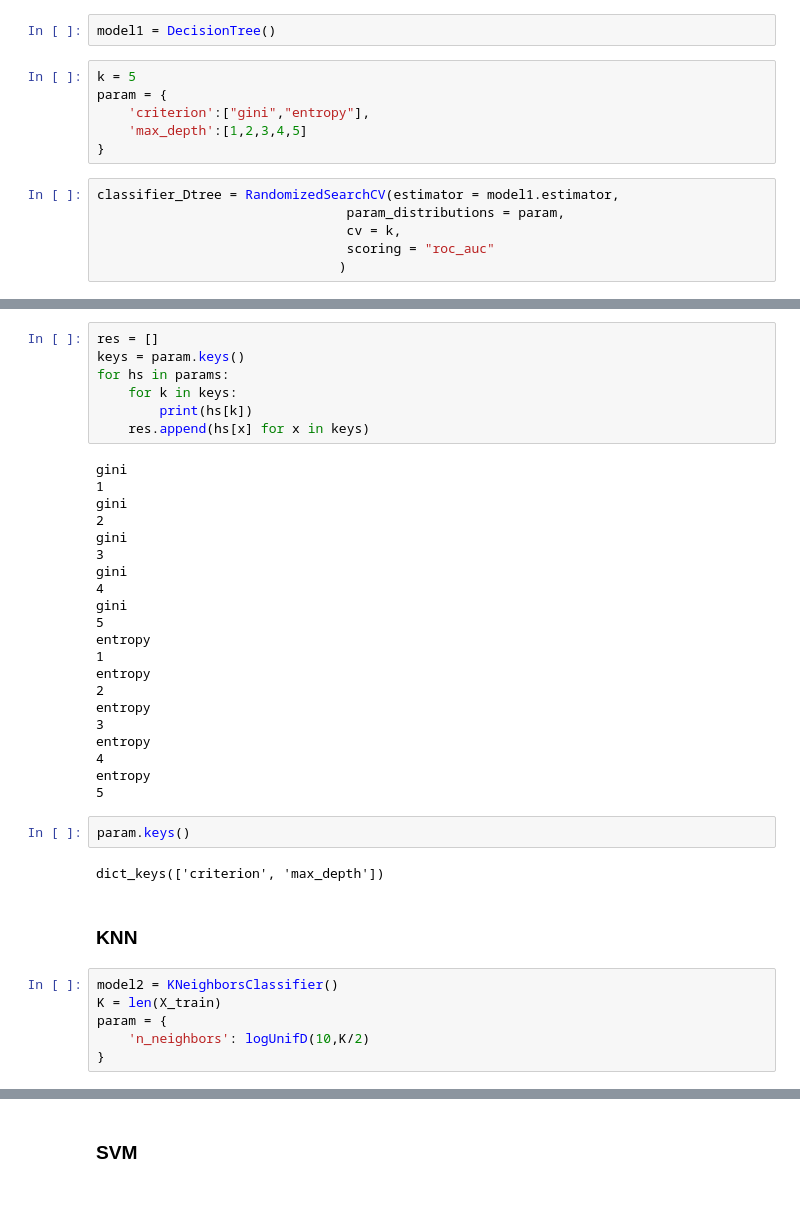
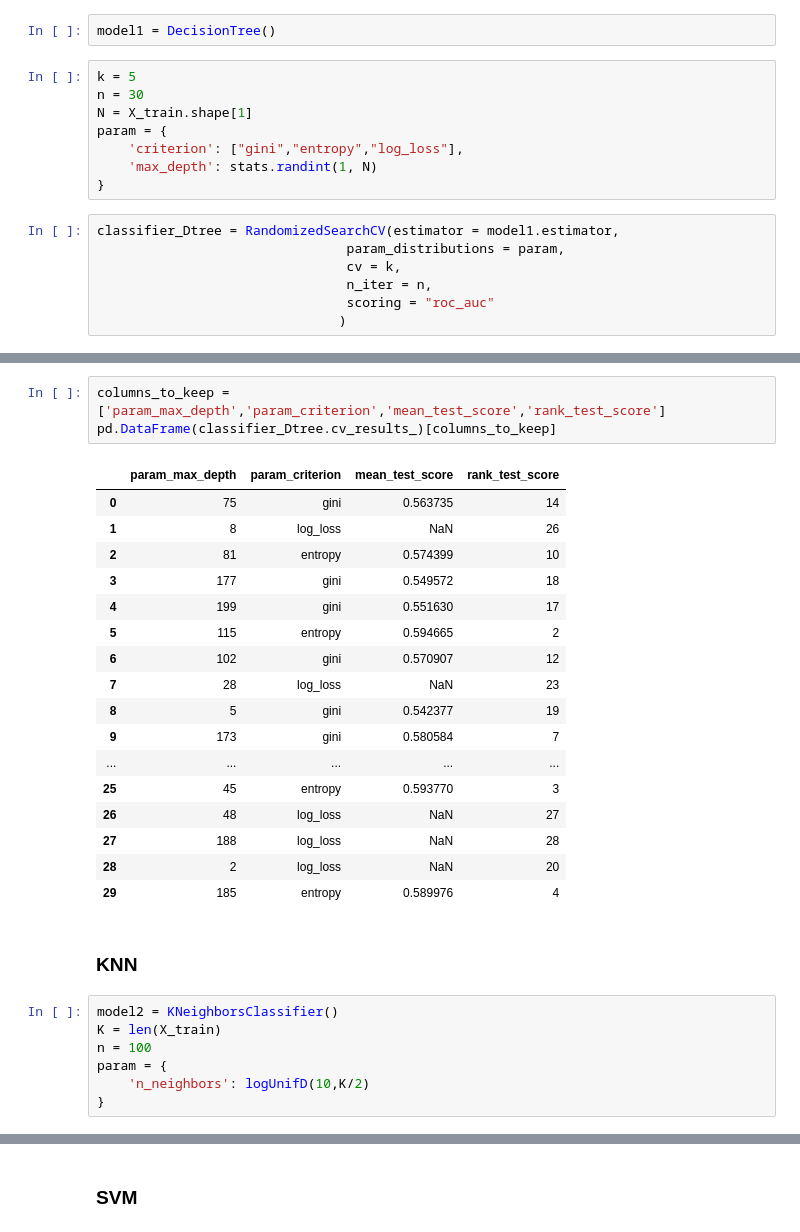
Before and after one commit to fedeaar/aa-tp01, a Jupyter notebook: experimentacion/Comparacion_ej3.ipynb, the cells around one changed output, grey strips where cells are left out. Drawn from its saved outputs; the diff is of its cells as text; blank space fills up the shorter version.

```diff
--- a/experimentacion/Comparacion_ej3.ipynb
+++ b/experimentacion/Comparacion_ej3.ipynb
@@ -25,14 +22,17 @@ from utils.estimators import DecisionTree
 model1 = DecisionTree()
 # %%
 k = 5
+n = 30
+N = X_train.shape[1]
 param = {
-    'criterion':["gini","entropy"],
-    'max_depth':[1,2,3,4,5]
+    'criterion': ["gini","entropy","log_loss"],
+    'max_depth': stats.randint(1, N)
 }
 # %%
 classifier_Dtree = RandomizedSearchCV(estimator = model1.estimator,
                                 param_distributions = param,
                                 cv = k,
+                                n_iter = n,
                                 scoring = "roc_auc"
                                )
 # %%
@@ -92,40 +63,30 @@ pd.DataFrame(
-# %%
-res = []
-keys = param.keys()
-for hs in params:
-    for k in keys:
-        print(hs[k])
-    res.append(hs[x] for x in keys)
-# %% [output]
-gini
-1
-gini
-2
-gini
-3
-gini
-4
-gini
-5
-entropy
-1
-entropy
-2
-entropy
-3
-entropy
-4
-entropy
-5
-# %%
-param.keys()
-# %% [output]
-dict_keys(['criterion', 'max_depth'])
+# %%
+columns_to_keep = ['param_max_depth','param_criterion','mean_test_score','rank_test_score']
+pd.DataFrame(classifier_Dtree.cv_results_)[columns_to_keep]
+# %% [output]
+|  | param_max_depth | param_criterion | mean_test_score | rank_test_score |
+| 0 | 75 | gini | 0.563735 | 14 |
+| 1 | 8 | log_loss | NaN | 26 |
+| 2 | 81 | entropy | 0.574399 | 10 |
+| 3 | 177 | gini | 0.549572 | 18 |
+| 4 | 199 | gini | 0.551630 | 17 |
+| 5 | 115 | entropy | 0.594665 | 2 |
+| 6 | 102 | gini | 0.570907 | 12 |
+| 7 | 28 | log_loss | NaN | 23 |
+| 8 | 5 | gini | 0.542377 | 19 |
+| 9 | 173 | gini | 0.580584 | 7 |
+| ... | ... | ... | ... | ... |
+| 25 | 45 | entropy | 0.593770 | 3 |
+| 26 | 48 | log_loss | NaN | 27 |
+| 27 | 188 | log_loss | NaN | 28 |
+| 28 | 2 | log_loss | NaN | 20 |
+| 29 | 185 | entropy | 0.589976 | 4 |
 # %% [markdown]
 ### KNN
 # %%
 model2 = KNeighborsClassifier()
 K = len(X_train)
+n = 100
 param = {
     'n_neighbors': logUnifD(10,K/2)
 }
```
Also changed, not shown: parts of 16 cells of this notebook.
